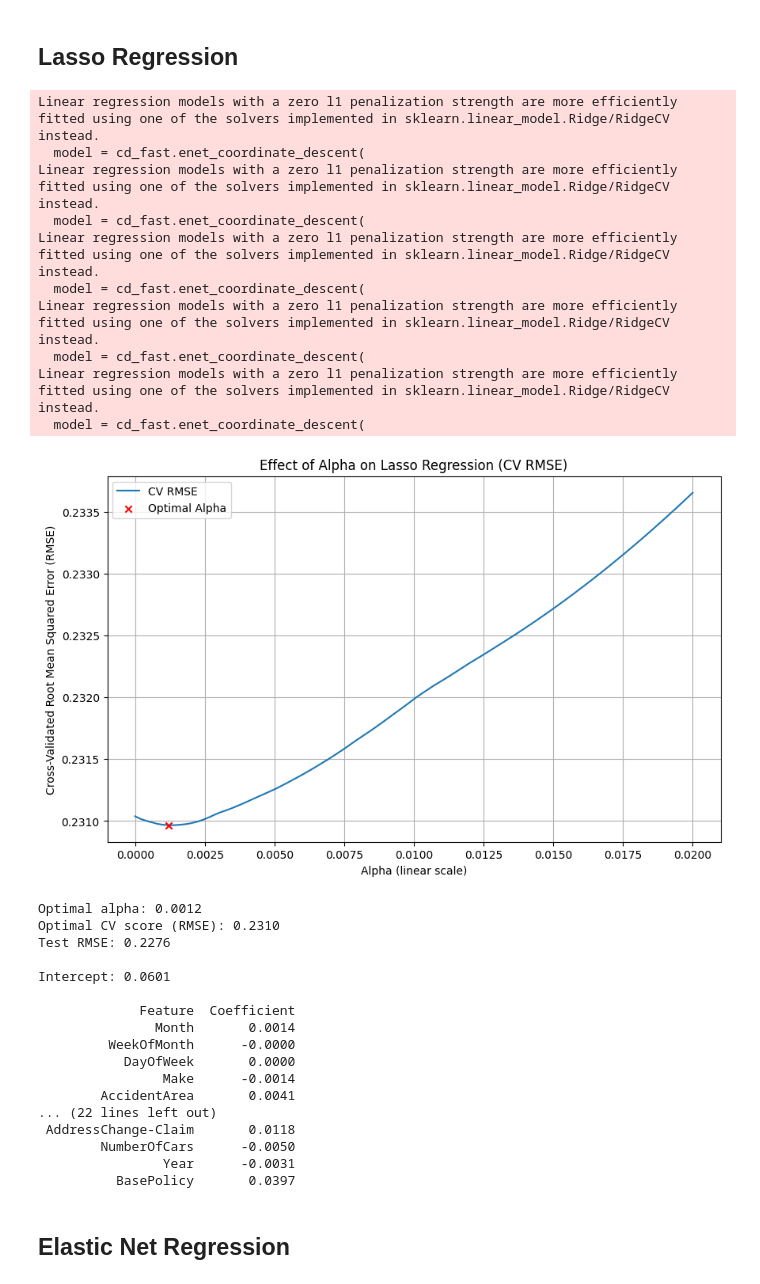
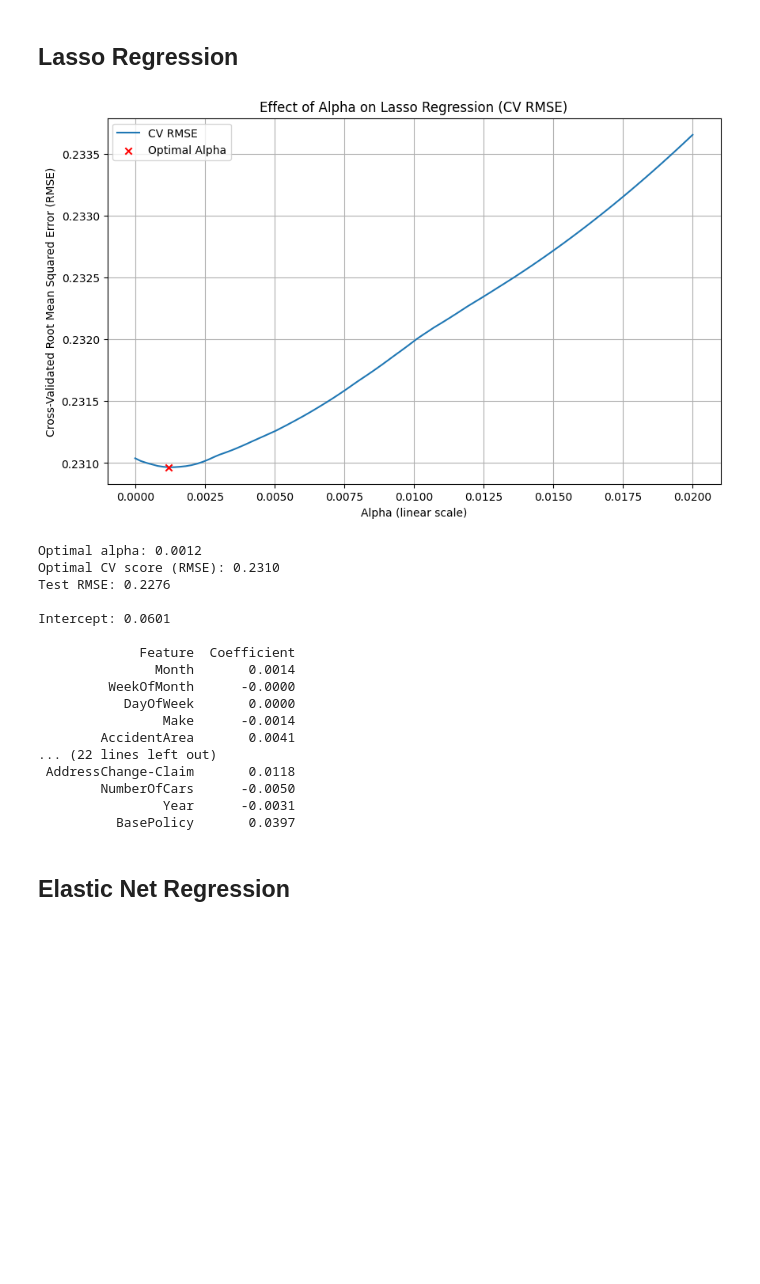
Before and after one commit to jtvon/799S-Data-Science-Capstone, a Jupyter notebook: Week-2-jupyter-notebook.ipynb, the cells around one changed output. Cells and saved outputs as stored; diff of their text form; code cells hidden in the pictures; blank space fills up the shorter version.

```diff
--- a/Week-2-jupyter-notebook.ipynb
+++ b/Week-2-jupyter-notebook.ipynb
@@ -67,6 +65,13 @@ def load_and_split_data(file_path, test_size=0.2, random_state=0):
 # Car Claims dataset
 # %%
 X_train_car, X_test_car, y_train_car, y_test_car, df_car = load_and_split_data("data/carclaims_cleaned.csv")
+# %%
+# Baseline linear regression model on car claims dataset
+baseline_car_lm = LinearRegression()
+baseline_car_lm.fit(X_train_car, y_train_car)
+car_baseline_pred = baseline_car_lm.predict(X_test_car)
+car_baseline_rmse = root_mean_squared_error(y_test_car, car_baseline_pred)
+car_baseline_model_score = baseline_car_lm.score(X_test_car, y_test_car)
 # %% [markdown]
 ## Ridge Regression
 # %%
@@ -203,6 +210,7 @@ def run_lasso_regression(X_train, y_train, X_test, y_test,
     # Evaluate on the test dataset
     y_pred = optimal_model.predict(X_test)
     test_rmse = root_mean_squared_error(y_test, y_pred)
+    model_score = optimal_model.score(X_test, y_test)
 
     # Plot the msa against the alpha
     plt.figure(figsize=(10, 6))
@@ -247,38 +255,29 @@ def run_lasso_regression(X_train, y_train, X_test, y_test,
 
     return (optimal_alpha,
             optimal_cv_score,
-            test_rmse)
+            test_rmse,
+            model_score)
 # %%
-lasso_car_alpha, lasso_car_cv_score, lasso_car_test_rmse = run_lasso_regression(X_train_car, y_train_car, X_test_car, y_test_car)
+lasso_car_alpha, lasso_car_cv_score, lasso_car_test_rmse, lasso_car_model_score = run_lasso_regression(X_train_car, y_train_car, X_test_car, y_test_car)
 # %% [output]
+[figure]
-Linear regression models with a zero l1 penalization strength are more efficiently fitted using one of the solvers implemented in sklearn.linear_model.Ridge/RidgeCV instead.
-  model = cd_fast.enet_coordinate_descent(
-Linear regression models with a zero l1 penalization strength are more efficiently fitted using one of the solvers implemented in sklearn.linear_model.Ridge/RidgeCV instead.
-  model = cd_fast.enet_coordinate_descent(
-Linear regression models with a zero l1 penalization strength are more efficiently fitted using one of the solvers implemented in sklearn.linear_model.Ridge/RidgeCV instead.
-  model = cd_fast.enet_coordinate_descent(
-Linear regression models with a zero l1 penalization strength are more efficiently fitted using one of the solvers implemented in sklearn.linear_model.Ridge/RidgeCV instead.
-  model = cd_fast.enet_coordinate_descent(
-Linear regression models with a zero l1 penalization strength are more efficiently fitted using one of the solvers implemented in sklearn.linear_model.Ridge/RidgeCV instead.
-  model = cd_fast.enet_coordinate_descent(
+Optimal alpha: 0.0012
+Optimal CV score (RMSE): 0.2310
+Test RMSE: 0.2276
+
+Intercept: 0.0601
+
+             Feature  Coefficient
+               Month       0.0014
+         WeekOfMonth      -0.0000
+           DayOfWeek       0.0000
+                Make      -0.0014
+        AccidentArea       0.0041
+... (22 lines left out)
+ AddressChange-Claim       0.0118
+        NumberOfCars      -0.0050
+                Year      -0.0031
+          BasePolicy       0.0397
-[figure]
-Optimal alpha: 0.0012
-Optimal CV score (RMSE): 0.2310
-Test RMSE: 0.2276
-
-Intercept: 0.0601
-
-             Feature  Coefficient
-               Month       0.0014
-         WeekOfMonth      -0.0000
-           DayOfWeek       0.0000
-                Make      -0.0014
-        AccidentArea       0.0041
-... (22 lines left out)
- AddressChange-Claim       0.0118
-        NumberOfCars      -0.0050
-                Year      -0.0031
-          BasePolicy       0.0397
 # %% [markdown]
 ## Elastic Net Regression
 # %%
```
Also changed, not shown: parts of 8 cells of this notebook.
